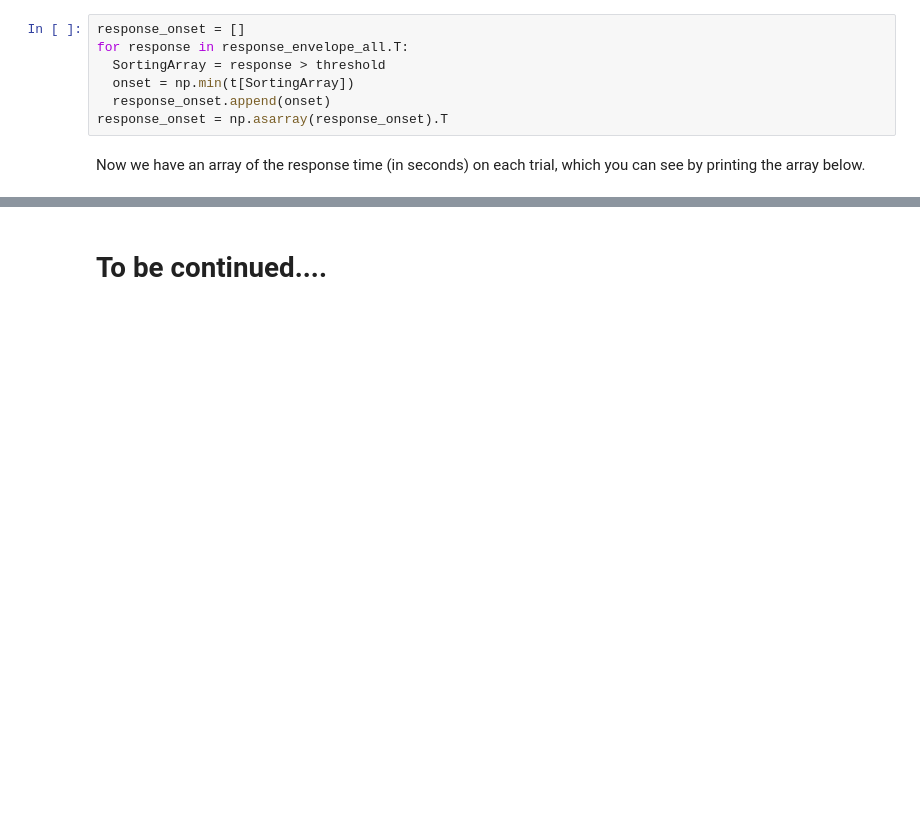
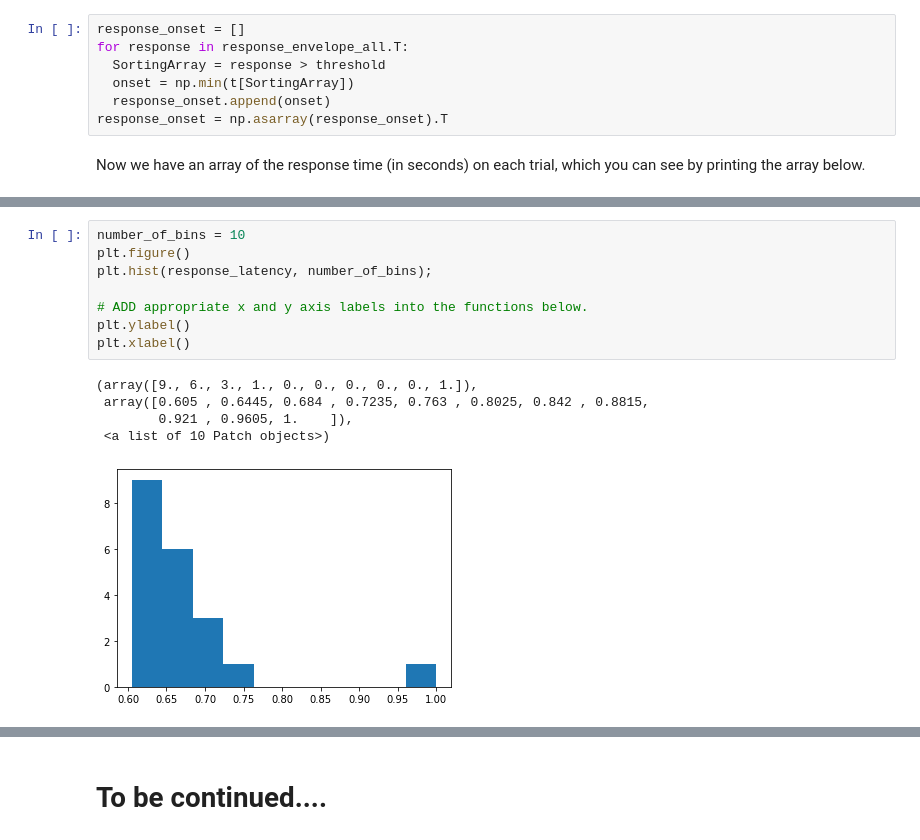
Before and after one commit to neurologic/AnimalBehavior_SP2021, a Jupyter notebook: VocalTurnTaking_ExampleExperiment.ipynb, the cells around one changed output, grey strips where cells are left out. Saved outputs shown, nothing was run; the diff lists cells and outputs as text; blank space fills up the shorter version.

```diff
--- a/VocalTurnTaking_ExampleExperiment.ipynb
+++ b/VocalTurnTaking_ExampleExperiment.ipynb
@@ -259,0 +303,14 @@ plt.ylabel('power')
+# %%
+number_of_bins = 10
+plt.figure()
+plt.hist(response_latency, number_of_bins);
+
+# ADD appropriate x and y axis labels into the functions below.
+plt.ylabel()
+plt.xlabel()
+# %% [output]
+(array([9., 6., 3., 1., 0., 0., 0., 0., 0., 1.]),
+ array([0.605 , 0.6445, 0.684 , 0.7235, 0.763 , 0.8025, 0.842 , 0.8815,
+        0.921 , 0.9605, 1.    ]),
+ <a list of 10 Patch objects>)
+[figure, added]
```
Also changed, not shown: parts of 54 cells of this notebook.
